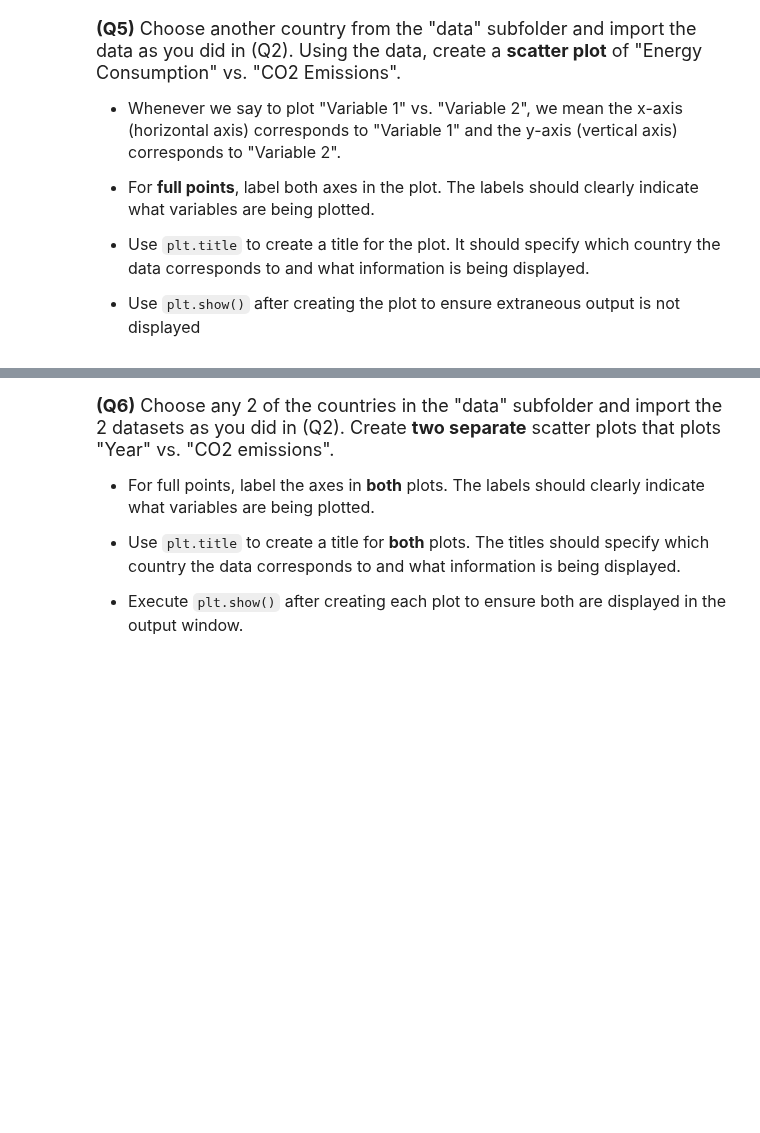
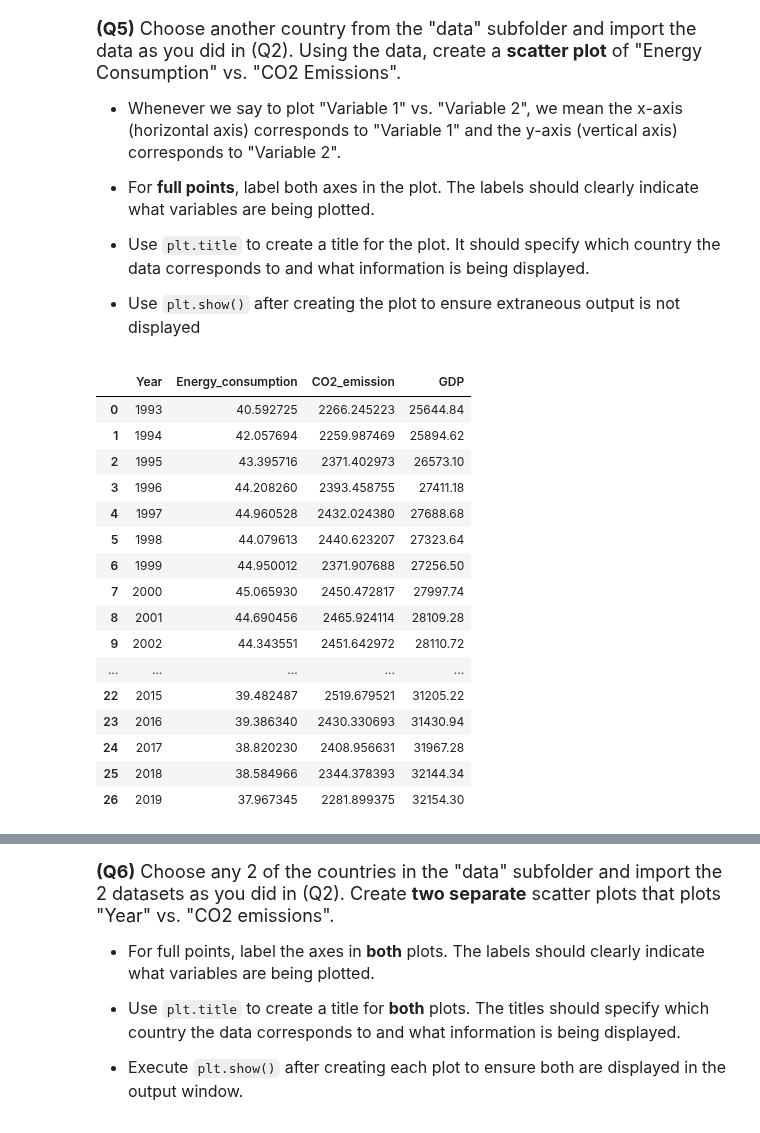
Before and after one commit to twu66021-sys/datasci151fall2026, a Jupyter notebook: _assignments/assignment_2/Assignment2.ipynb, the cells around one changed output, grey strips where cells are left out. Saved outputs shown, nothing was run; the diff lists cells and outputs as text; code cells hidden in the pictures; blank space fills up the shorter version.

```diff
--- a/_assignments/assignment_2/Assignment2.ipynb
+++ b/_assignments/assignment_2/Assignment2.ipynb
@@ -101,0 +147,20 @@ us_emissions["CO2_emission"].describe()
+# %%
+japan_emissions
+# %% [output]
+|  | Year | Energy_consumption | CO2_emission | GDP |
+| 0 | 1993 | 40.592725 | 2266.245223 | 25644.84 |
+| 1 | 1994 | 42.057694 | 2259.987469 | 25894.62 |
+| 2 | 1995 | 43.395716 | 2371.402973 | 26573.10 |
+| 3 | 1996 | 44.208260 | 2393.458755 | 27411.18 |
+| 4 | 1997 | 44.960528 | 2432.024380 | 27688.68 |
+| 5 | 1998 | 44.079613 | 2440.623207 | 27323.64 |
+| 6 | 1999 | 44.950012 | 2371.907688 | 27256.50 |
+| 7 | 2000 | 45.065930 | 2450.472817 | 27997.74 |
+| 8 | 2001 | 44.690456 | 2465.924114 | 28109.28 |
+| 9 | 2002 | 44.343551 | 2451.642972 | 28110.72 |
+| ... | ... | ... | ... | ... |
+| 22 | 2015 | 39.482487 | 2519.679521 | 31205.22 |
+| 23 | 2016 | 39.386340 | 2430.330693 | 31430.94 |
+| 24 | 2017 | 38.820230 | 2408.956631 | 31967.28 |
+| 25 | 2018 | 38.584966 | 2344.378393 | 32144.34 |
+| 26 | 2019 | 37.967345 | 2281.899375 | 32154.30 |
```
Also changed, not shown: parts of 9 cells of this notebook.
